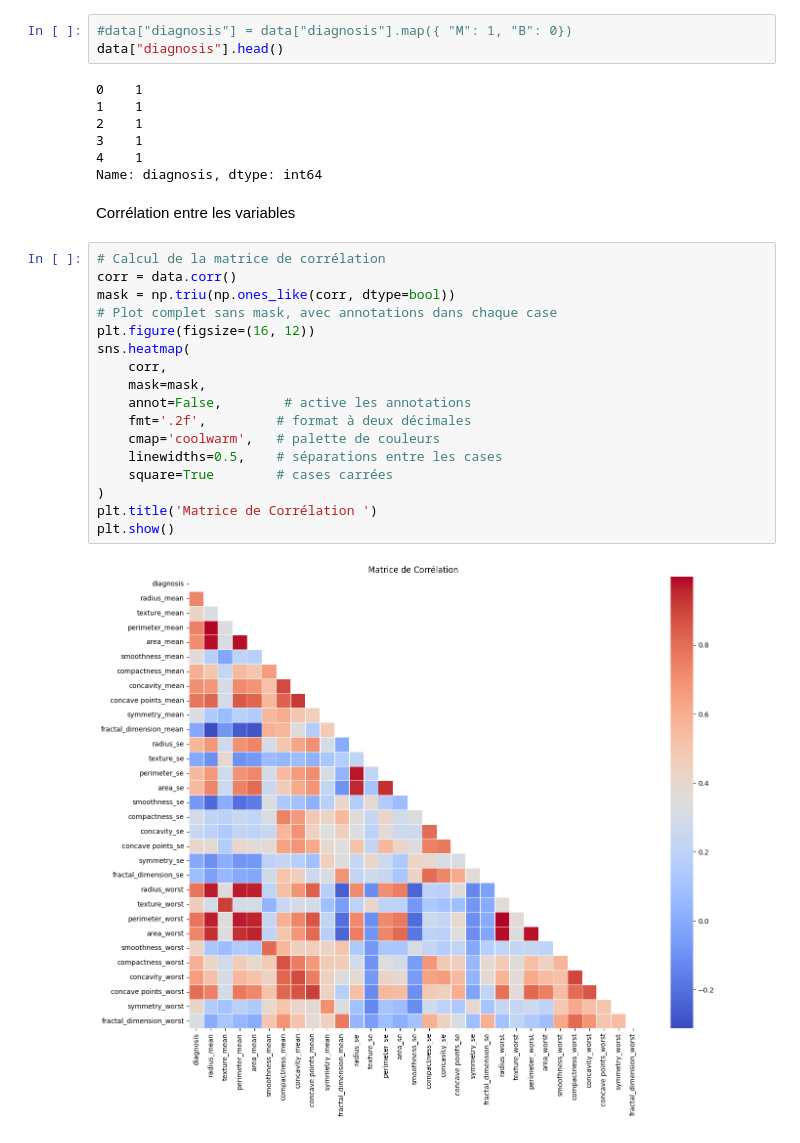
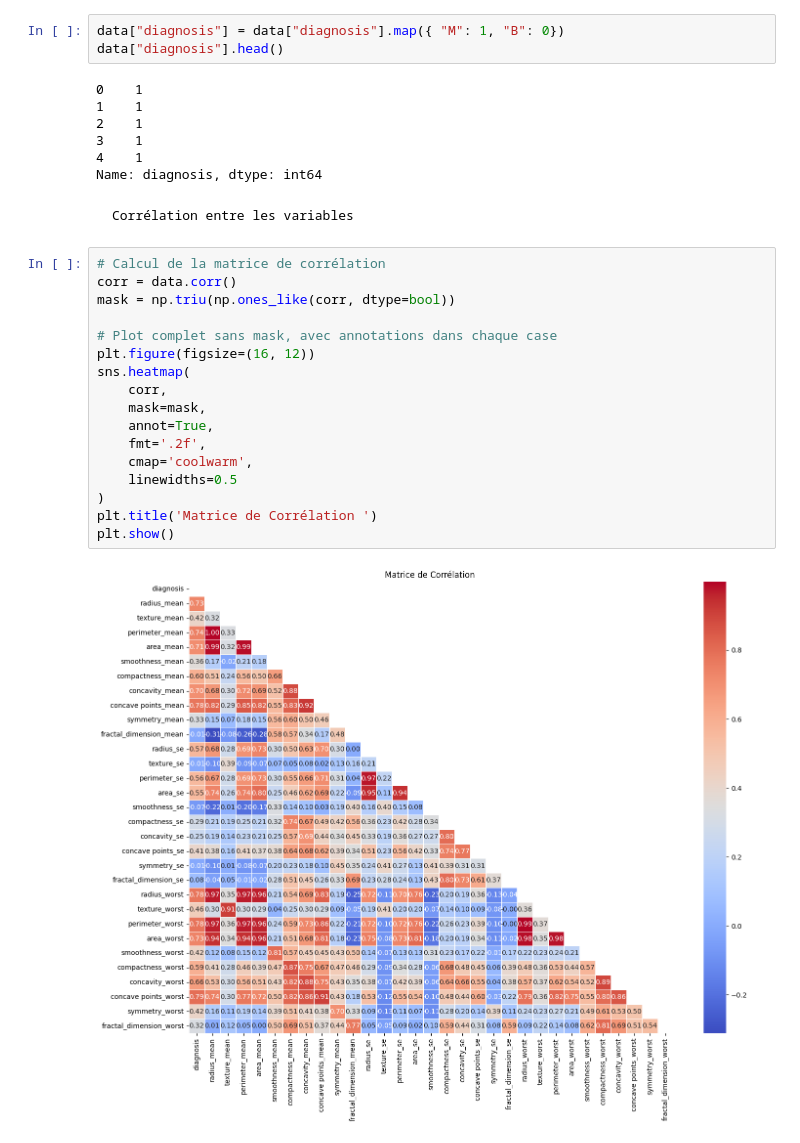
Before and after one commit to Hafed-kh/Prediction-cancer-du-sein, a Jupyter notebook: notebook.ipynb, the cells around one changed output. Cells and saved outputs as stored; diff of their text form.

```diff
--- a/notebook.ipynb
+++ b/notebook.ipynb
@@ -120,5 +128,5 @@ Encodage de la variable "diagnosis"
 # %%
-#data["diagnosis"] = data["diagnosis"].map({ "M": 1, "B": 0})
+data["diagnosis"] = data["diagnosis"].map({ "M": 1, "B": 0})
 data["diagnosis"].head()
 # %% [output]
 0    1
@@ -128,23 +136,23 @@ data["diagnosis"].head()
 4    1
 Name: diagnosis, dtype: int64
 # %% [markdown]
-Corrélation entre les variables
+    Corrélation entre les variables
 # %%
 # Calcul de la matrice de corrélation
 corr = data.corr()
 mask = np.triu(np.ones_like(corr, dtype=bool))
+
 # Plot complet sans mask, avec annotations dans chaque case
 plt.figure(figsize=(16, 12))
 sns.heatmap(
     corr,
     mask=mask,
-    annot=False,        # active les annotations
-    fmt='.2f',         # format à deux décimales
-    cmap='coolwarm',   # palette de couleurs
-    linewidths=0.5,    # séparations entre les cases
-    square=True        # cases carrées
+    annot=True,
+    fmt='.2f',
+    cmap='coolwarm',
+    linewidths=0.5
 )
 plt.title('Matrice de Corrélation ')
 plt.show()
 # %% [output]
-[figure, old version]
+[figure, new version]
```
Also changed, not shown: parts of 68 cells of this notebook, 11 other files.
